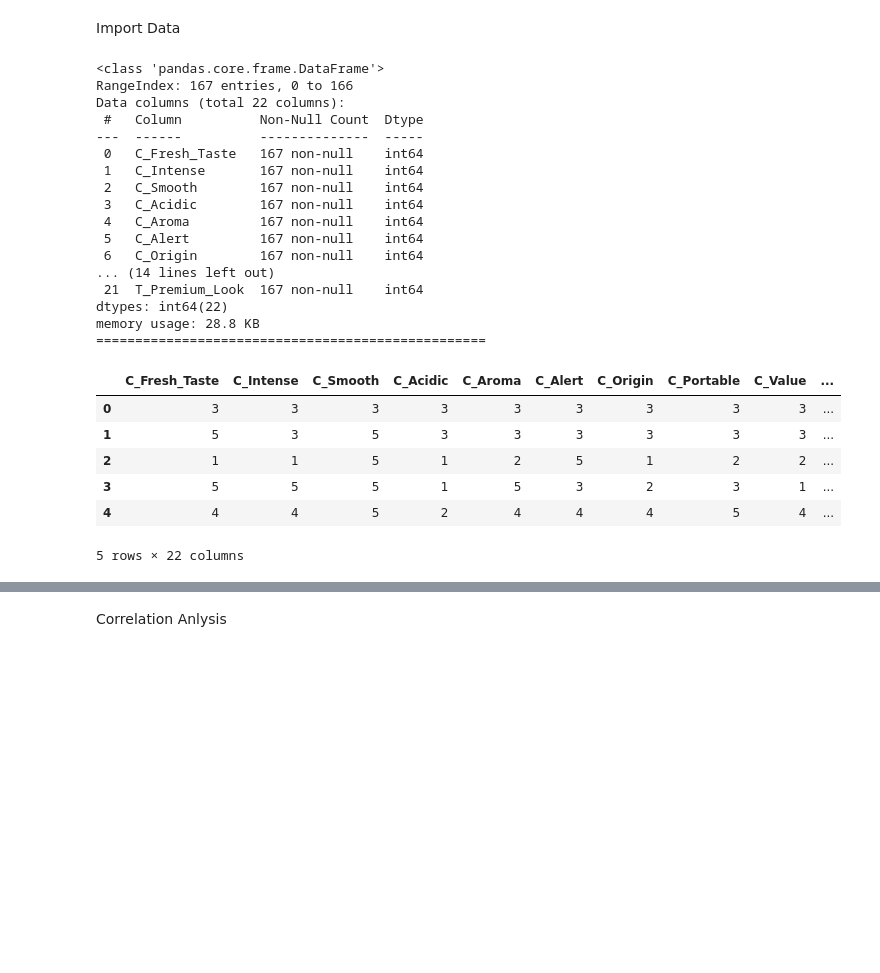
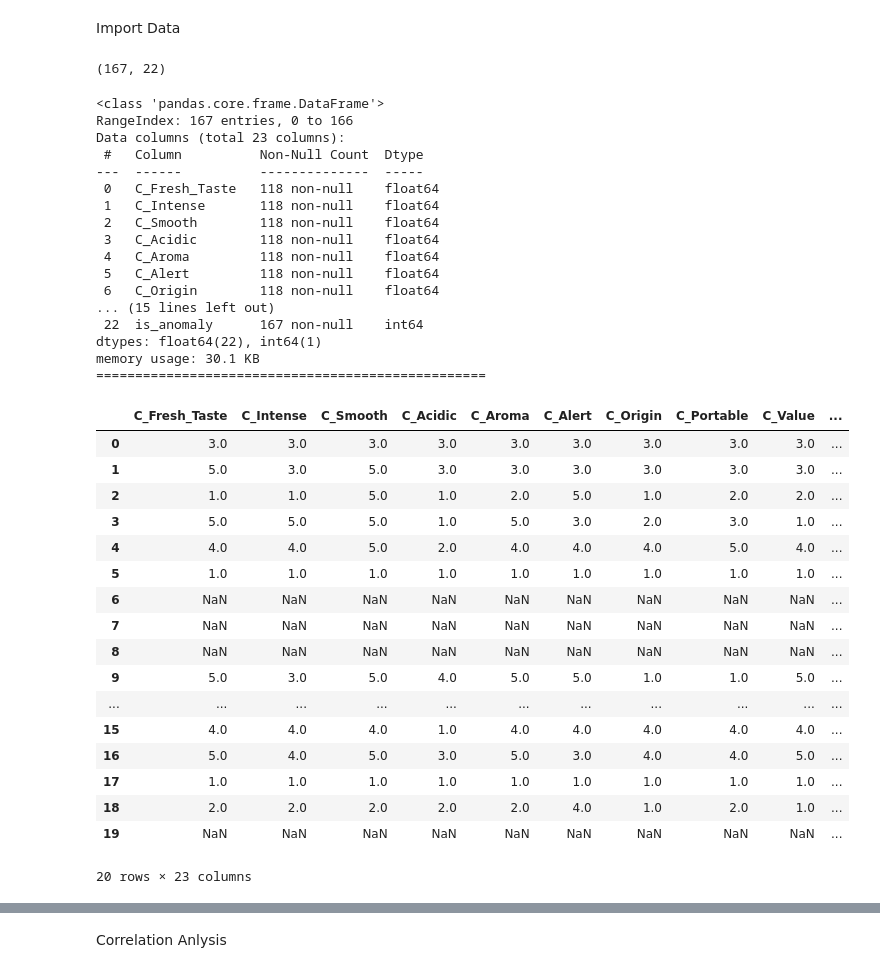
Before and after one commit to Kawiniee/Final_Project_4, a Jupyter notebook: unsupervised.ipynb, the cells around one changed output, grey strips where cells are left out. Drawn from its saved outputs; the diff is of its cells as text; code cells hidden in the pictures; blank space fills up the shorter version.

```diff
--- a/unsupervised.ipynb
+++ b/unsupervised.ipynb
@@ -8,37 +8,51 @@ import matplotlib.pyplot as plt
 # %% [markdown]
 Import Data
 # %%
-data = pd.read_csv('Unsupervised.csv')
+data = pd.read_csv('for_unsupervised.csv')
 data = data.drop(['C_Occasion', 'T_Occasion'], axis=1)
+data.shape
+# %% [output]
+(167, 22)
 # %%
 data.info()
 print('='*50)
-data.head()
+data.head(20)
 # %% [output]
 <class 'pandas.core.frame.DataFrame'>
 RangeIndex: 167 entries, 0 to 166
-Data columns (total 22 columns):
+Data columns (total 23 columns):
  #   Column          Non-Null Count  Dtype
 ---  ------          --------------  -----
- 0   C_Fresh_Taste   167 non-null    int64
- 1   C_Intense       167 non-null    int64
- 2   C_Smooth        167 non-null    int64
- 3   C_Acidic        167 non-null    int64
- 4   C_Aroma         167 non-null    int64
- 5   C_Alert         167 non-null    int64
- 6   C_Origin        167 non-null    int64
-... (14 lines left out)
- 21  T_Premium_Look  167 non-null    int64
-dtypes: int64(22)
-memory usage: 28.8 KB
+ 0   C_Fresh_Taste   118 non-null    float64
+ 1   C_Intense       118 non-null    float64
+ 2   C_Smooth        118 non-null    float64
+ 3   C_Acidic        118 non-null    float64
+ 4   C_Aroma         118 non-null    float64
+ 5   C_Alert         118 non-null    float64
+ 6   C_Origin        118 non-null    float64
+... (15 lines left out)
+ 22  is_anomaly      167 non-null    int64
+dtypes: float64(22), int64(1)
+memory usage: 30.1 KB
 ==================================================
 |  | C_Fresh_Taste | C_Intense | C_Smooth | C_Acidic | C_Aroma | C_Alert | C_Origin | C_Portable | C_Value | ... |
-| 0 | 3 | 3 | 3 | 3 | 3 | 3 | 3 | 3 | 3 | ... |
-| 1 | 5 | 3 | 5 | 3 | 3 | 3 | 3 | 3 | 3 | ... |
-| 2 | 1 | 1 | 5 | 1 | 2 | 5 | 1 | 2 | 2 | ... |
-| 3 | 5 | 5 | 5 | 1 | 5 | 3 | 2 | 3 | 1 | ... |
-| 4 | 4 | 4 | 5 | 2 | 4 | 4 | 4 | 5 | 4 | ... |
+| 0 | 3.0 | 3.0 | 3.0 | 3.0 | 3.0 | 3.0 | 3.0 | 3.0 | 3.0 | ... |
+| 1 | 5.0 | 3.0 | 5.0 | 3.0 | 3.0 | 3.0 | 3.0 | 3.0 | 3.0 | ... |
+| 2 | 1.0 | 1.0 | 5.0 | 1.0 | 2.0 | 5.0 | 1.0 | 2.0 | 2.0 | ... |
+| 3 | 5.0 | 5.0 | 5.0 | 1.0 | 5.0 | 3.0 | 2.0 | 3.0 | 1.0 | ... |
+| 4 | 4.0 | 4.0 | 5.0 | 2.0 | 4.0 | 4.0 | 4.0 | 5.0 | 4.0 | ... |
+| 5 | 1.0 | 1.0 | 1.0 | 1.0 | 1.0 | 1.0 | 1.0 | 1.0 | 1.0 | ... |
+| 6 | NaN | NaN | NaN | NaN | NaN | NaN | NaN | NaN | NaN | ... |
+| 7 | NaN | NaN | NaN | NaN | NaN | NaN | NaN | NaN | NaN | ... |
+| 8 | NaN | NaN | NaN | NaN | NaN | NaN | NaN | NaN | NaN | ... |
+| 9 | 5.0 | 3.0 | 5.0 | 4.0 | 5.0 | 5.0 | 1.0 | 1.0 | 5.0 | ... |
+| ... | ... | ... | ... | ... | ... | ... | ... | ... | ... | ... |
+| 15 | 4.0 | 4.0 | 4.0 | 1.0 | 4.0 | 4.0 | 4.0 | 4.0 | 4.0 | ... |
+| 16 | 5.0 | 4.0 | 5.0 | 3.0 | 5.0 | 3.0 | 4.0 | 4.0 | 5.0 | ... |
+| 17 | 1.0 | 1.0 | 1.0 | 1.0 | 1.0 | 1.0 | 1.0 | 1.0 | 1.0 | ... |
+| 18 | 2.0 | 2.0 | 2.0 | 2.0 | 2.0 | 4.0 | 1.0 | 2.0 | 1.0 | ... |
+| 19 | NaN | NaN | NaN | NaN | NaN | NaN | NaN | NaN | NaN | ... |
-5 rows × 22 columns
+20 rows × 23 columns
 # %%
 data.describe().round(2)
 # %% [output]
```
Also changed, not shown: parts of 22 cells of this notebook, 7 other files.
